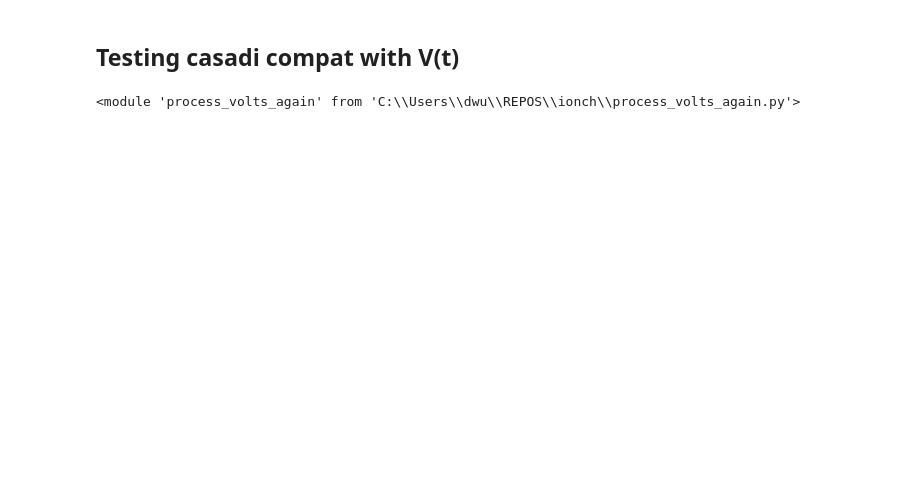
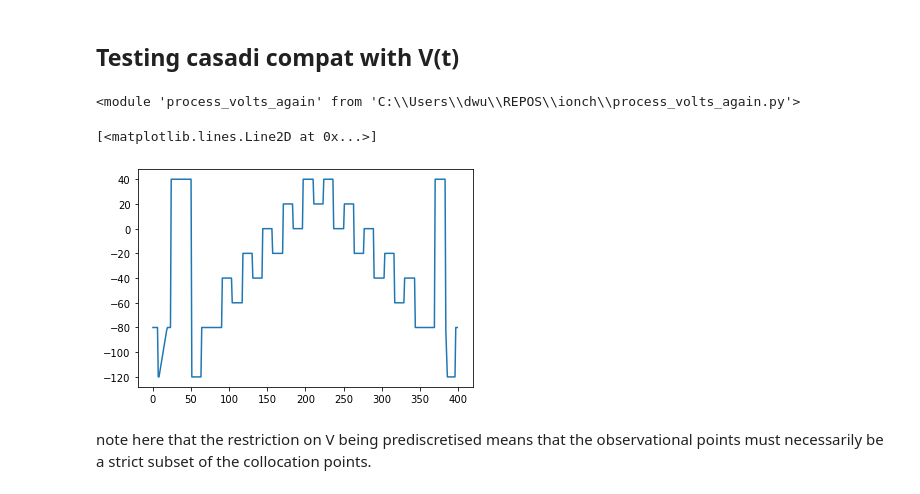
Before and after one commit to dwu402/ionch, a Jupyter notebook: att1_local.ipynb, the cells around one changed output. Drawn from its saved outputs; the diff is of its cells as text; code cells hidden in the pictures; blank space fills up the shorter version.

```diff
--- a/att1_local.ipynb
+++ b/att1_local.ipynb
@@ -127,6 +124,21 @@ reload(pva)
 n_grid = 400
 # %%
 pf400 = pva.expanded_fn(n_grid)
+
+# pre discretise V
+def V_discr(t):
+    return pf400(np.linspace(*tlim, n_grid)/1000).T
+
+
 def VX(t):
     return pf400(t/1000)
+# %%
+plt.plot(V_discr(None))
+# %% [output]
+[<matplotlib.lines.Line2D at 0x...>]
+[figure, added]
+# %% [markdown]
+note here that the restriction on V being prediscretised means
+that the observational points must necessarily be a strict subset of
+the collocation points.
 # %%
```
Also changed, not shown: parts of 23 cells of this notebook, 1 other file.
